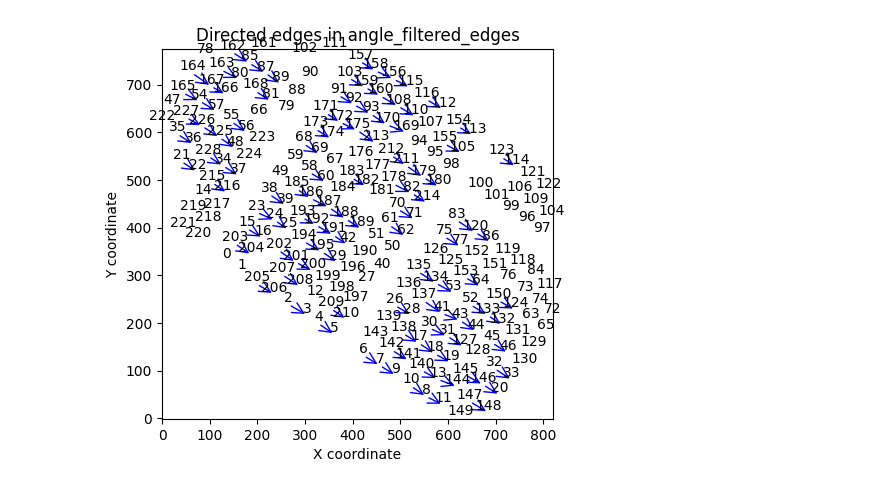
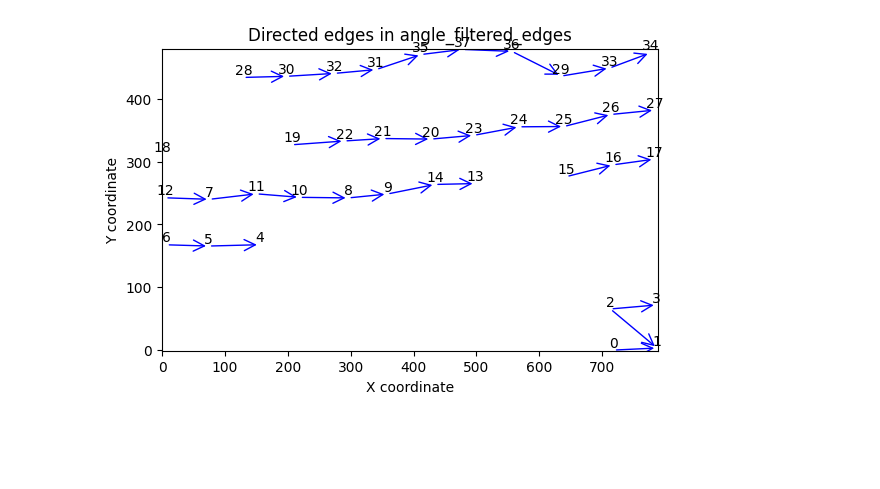
Before and after one commit to aaronge-2020/Microarray-Dearraying, a Jupyter notebook: delaunay_triangle_gridding.ipynb, the cells around one changed output. Saved outputs shown, nothing was run; the diff lists cells and outputs as text; code cells hidden in the pictures; blank space fills up the shorter version.

```diff
--- a/delaunay_triangle_gridding.ipynb
+++ b/delaunay_triangle_gridding.ipynb
@@ -343,7 +592,7 @@ def visualize_traveling_algorithm(coordinates, path):
 # %%
 import pandas as pd
 # Main workflow
-data = pd.read_json('./augmented_labels/158867_aug_5.json')
+data = pd.read_json('./TMA_WSI_Labels_updated/ABC_109_1_010_1.json')
 data = data.to_dict('records')
 
 # Convert the data to the required format if necessary
@@ -355,10 +604,13 @@ normalized_coordinates = preprocess_cores(data)
 triangulation = Delaunay(normalized_coordinates)
 visualize_delaunay_triangulation(normalized_coordinates, triangulation)
 
+image_rotation = 0
+angle_threshold = 50
 
 all_edges = get_all_edges_from_triangulation(triangulation)
-length_filtered_edges = filter_edges_by_length(all_edges, normalized_coordinates, 2)
-angle_filtered_edges = filter_edges_by_angle(length_filtered_edges, normalized_coordinates, 25, -35)
+length_filtered_edges = filter_edges_by_length(all_edges, normalized_coordinates, 1.5)
+angle_filtered_edges = filter_edges_by_angle(length_filtered_edges, normalized_coordinates, angle_threshold, image_rotation)
+traveling_algorithm_input = limit_connections(angle_filtered_edges, normalized_coordinates)
 
 # Example usage:
 # Assume `filtered_edges` is a list of tuples (or sets) representing the remaining edges after filtering,
@@ -370,6 +622,6 @@ angle_filtered_edges = filter_edges_by_angle(length_filtered_edges, normalized_c
 
 visualize_edge_length_filtering(normalized_coordinates, length_filtered_edges)
 visualize_edge_angle_filtering(normalized_coordinates, angle_filtered_edges)
-
+visualize_final_output(normalized_coordinates, traveling_algorithm_input)
 # visualize_traveling_algorithm(normalized_coordinates, path)
 # %% [output]
@@ -399,13 +648,13 @@ length_filtered_edges
 # %%
-# # Sort the edges to ensure the arrow goes from left to right
-# sorted_edges = []
-# for edge in angle_filtered_edges:
-#     start, end = edge
-#     if normalized_coordinates[start][0] > normalized_coordinates[end][0]:
-#         # Swap the start and end points
-#         sorted_edges.append((end, start))
-#     else:
-#         sorted_edges.append((start, end))
+# Sort the edges to ensure the arrow goes from left to right
+sorted_edges = []
+for edge in traveling_algorithm_input:
+    start, end = edge
+    if normalized_coordinates[start][0] > normalized_coordinates[end][0]:
+        # Swap the start and end points
+        sorted_edges.append((end, start))
+    else:
+        sorted_edges.append((start, end))
 
 def is_point_in_list(point, point_list, tol=1e-5):
     return any(np.allclose(point, p, atol=tol) for p in point_list)
@@ -422,31 +671,31 @@ from matplotlib.patches import FancyArrowPatch
 
 # Create a new figure and axis
 fig, ax = plt.subplots()
 
 # Plot the arrows using FancyArrowPatch
 for (start, end) in traveling_algorithm_input:
 
     # Create an arrow patch
     arrow = FancyArrowPatch(start, end, arrowstyle='->', mutation_scale=20, color='b')
 
     # Add it to the axis
     ax.add_patch(arrow)
 
 # Label the points with their indices
 for i, coord in enumerate(normalized_coordinates):
     ax.text(coord[0], coord[1], str(i), ha='center', va='bottom')
 
 # Set the plot title and labels
 ax.set_title('Directed edges in angle_filtered_edges')
 ax.set_xlabel('X coordinate')
 ax.set_ylabel('Y coordinate')
 
 # Set the same scale for both axes and set the limit
 ax.set_aspect('equal')
 ax.set_xlim([min(x[0] for x in normalized_coordinates)-1, max(x[0] for x in normalized_coordinates)+1])
 ax.set_ylim([min(y[1] for y in normalized_coordinates)-1, max(y[1] for y in normalized_coordinates)+1])
 
 # Show the plot
 plt.show()
 # %% [output]
-[figure, old version]
+[figure, new version]
```
Also changed, not shown: parts of 10 cells of this notebook, 1 other file.
